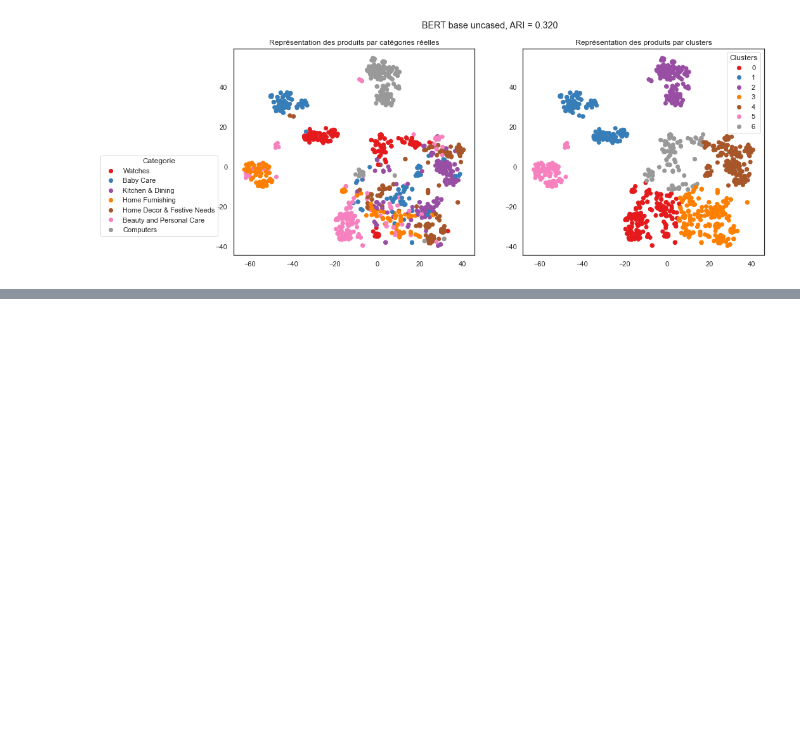
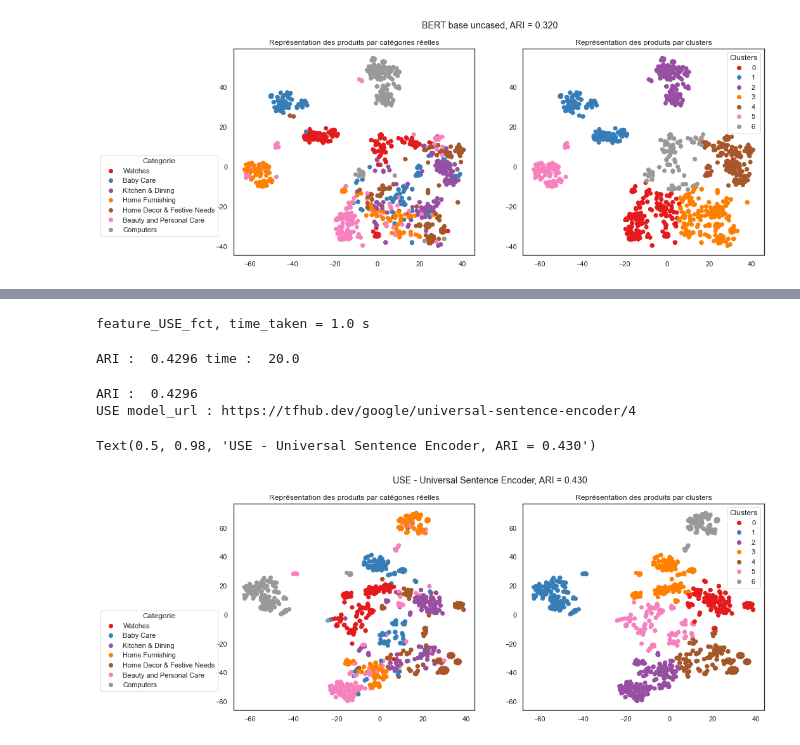
Before and after one commit to mrcreasey/oc-ds-p6-nlp-computer-vision, a Jupyter notebook: P6_01_text_clustering.ipynb, the cells around one changed output, grey strips where cells are left out. Cells and saved outputs as stored; diff of their text form; code cells hidden in the pictures; blank space fills up the shorter version.

Commit message:
add USE - Universal Sentence Encoder

```diff
--- a/P6_01_text_clustering.ipynb
+++ b/P6_01_text_clustering.ipynb
@@ -1063,0 +1097,38 @@ BERT model_url : https://tfhub.dev/tensorflow/bert_en_uncased_L-12_H-768_A-12/4
+# %%
+def feature_USE_fct(sentences, b_size) :
+    batch_size = b_size
+    time1 = time.time()
+
+    for step in range(len(sentences)//batch_size) :
+        idx = step*batch_size
+        feat = embed(sentences[idx:idx+batch_size])
+
+        if step ==0 :
+            features = feat
+        else :
+            features = np.concatenate((features,feat))
+
+    time2 = np.round(time.time() - time1,0)
+    print(f'feature_USE_fct, time_taken = {time2} s')
+    return features
+# %%
+batch_size = 10
+sentences = data_T['sentence_dl'].to_list()
+# %%
+features_USE = feature_USE_fct(sentences, batch_size)
+# %% [output]
+feature_USE_fct, time_taken = 1.0 s
+# %%
+ARI6, X_tsne6, labels6 = ARI_fct(features_USE)
+USE_model_url="https://tfhub.dev/google/universal-sentence-encoder/4"
+# %% [output]
+ARI :  0.4296 time :  20.0
+# %%
+TSNE_visu_fct(X_tsne6, y_cat_num, labels6, ARI6)
+print(f'USE model_url : {USE_model_url}')
+plt.suptitle(f'USE - Universal Sentence Encoder, ARI = {ARI6:.3f}')
+# %% [output]
+ARI :  0.4296
+USE model_url : https://tfhub.dev/google/universal-sentence-encoder/4
+Text(0.5, 0.98, 'USE - Universal Sentence Encoder, ARI = 0.430')
+[figure, added]
```
Also changed, not shown: parts of 4 cells of this notebook.
